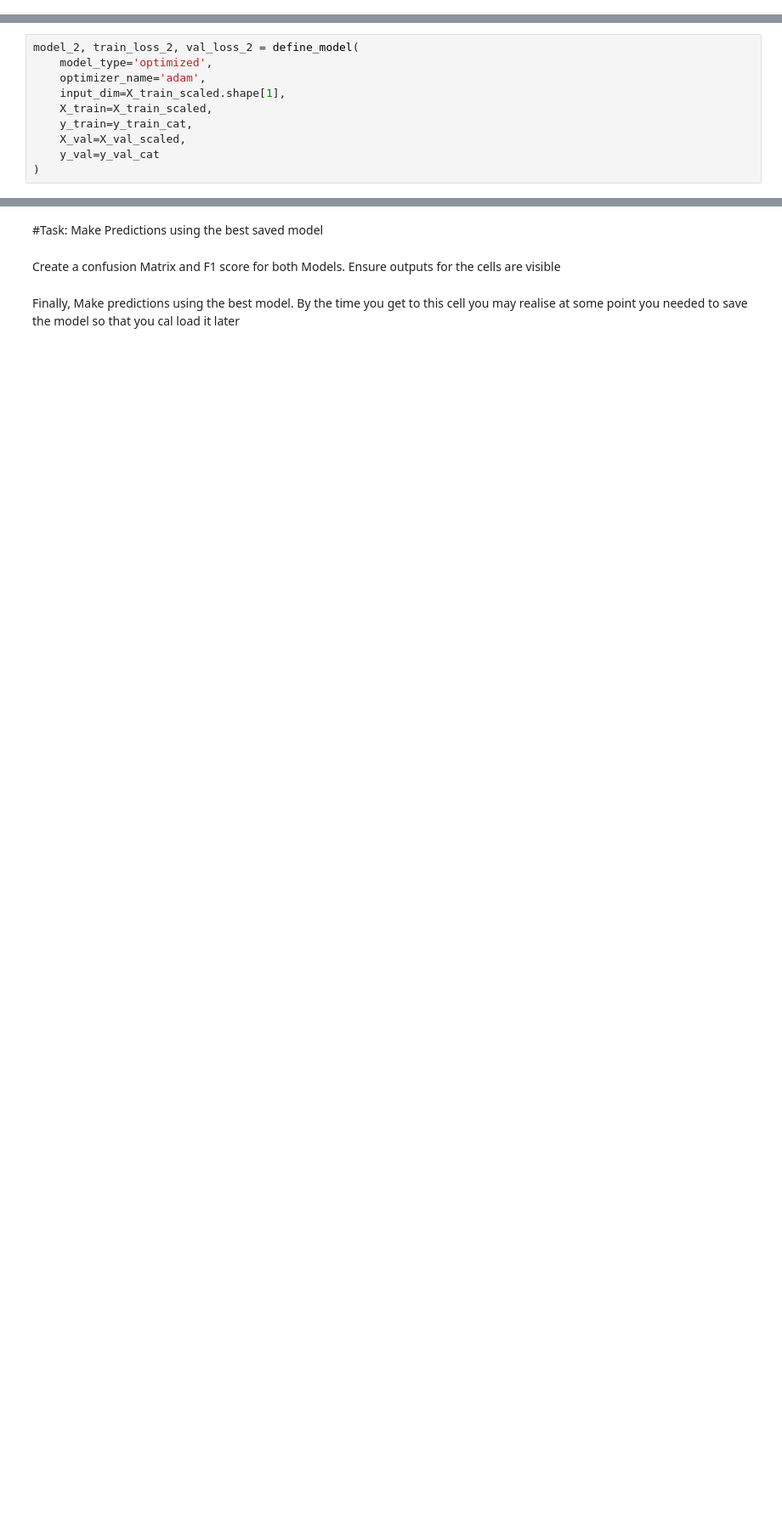
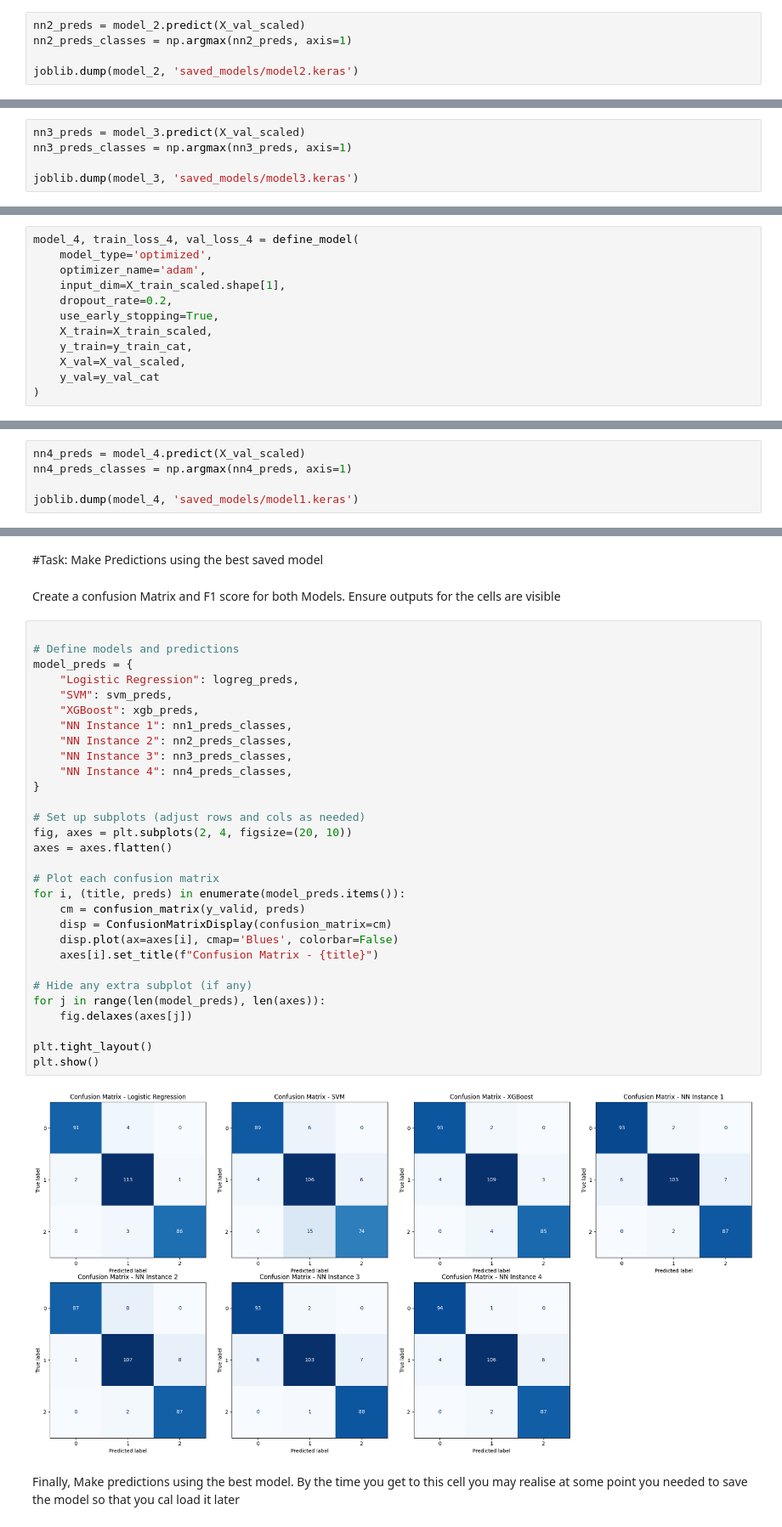
Before and after one commit to O-keita/LearnSight, a Jupyter notebook: notebook.ipynb, the cells around one changed output, grey strips where cells are left out. Shown: that part at 85% size. Saved outputs shown, nothing was run; the diff lists cells and outputs as text; blank space fills up the shorter version.

Commit message:
FirstPrediction made!

```diff
--- a/notebook.ipynb
+++ b/notebook.ipynb
@@ -365,0 +417,5 @@ loss_curve_plot(train_loss, val_loss)
+# %%
+nn2_preds = model_2.predict(X_val_scaled)
+nn2_preds_classes = np.argmax(nn2_preds, axis=1)
+
+joblib.dump(model_2, 'saved_models/model2.keras')
@@ -369,0 +464,5 @@ As done before make sure to plot out the loss curve and the accuracy and loss in
+# %%
+nn3_preds = model_3.predict(X_val_scaled)
+nn3_preds_classes = np.argmax(nn3_preds, axis=1)
+
+joblib.dump(model_3, 'saved_models/model3.keras')
@@ -370,8 +472,10 @@ As done before make sure to plot out the loss curve and the accuracy and loss in
 # %%
-model_2, train_loss_2, val_loss_2 = define_model(
+model_4, train_loss_4, val_loss_4 = define_model(
     model_type='optimized',
     optimizer_name='adam',
     input_dim=X_train_scaled.shape[1],
+    dropout_rate=0.2,
+    use_early_stopping=True,
     X_train=X_train_scaled,
     y_train=y_train_cat,
     X_val=X_val_scaled,
@@ -414,0 +502,5 @@ Epoch 72/75
+# %%
+nn4_preds = model_4.predict(X_val_scaled)
+nn4_preds_classes = np.argmax(nn4_preds, axis=1)
+
+joblib.dump(model_4, 'saved_models/model1.keras')
@@ -416,5 +547,37 @@ Epoch 72/75
 #Task: Make Predictions using the best saved model
 # %% [markdown]
 Create a confusion Matrix and F1 score for both Models. Ensure outputs for the cells are visible
+# %%
+
+# Define models and predictions
+model_preds = {
+    "Logistic Regression": logreg_preds,
+    "SVM": svm_preds,
+    "XGBoost": xgb_preds,
+    "NN Instance 1": nn1_preds_classes,
+    "NN Instance 2": nn2_preds_classes,
+    "NN Instance 3": nn3_preds_classes,
+    "NN Instance 4": nn4_preds_classes,
+}
+
+# Set up subplots (adjust rows and cols as needed)
+fig, axes = plt.subplots(2, 4, figsize=(20, 10))
+axes = axes.flatten()
+
+# Plot each confusion matrix
+for i, (title, preds) in enumerate(model_preds.items()):
+    cm = confusion_matrix(y_valid, preds)
+    disp = ConfusionMatrixDisplay(confusion_matrix=cm)
+    disp.plot(ax=axes[i], cmap='Blues', colorbar=False)
+    axes[i].set_title(f"Confusion Matrix - {title}")
+
+# Hide any extra subplot (if any)
+for j in range(len(model_preds), len(axes)):
+    fig.delaxes(axes[j])
+
+plt.tight_layout()
+plt.show()
+# %% [output]
+[figure, added]
 # %% [markdown]
 Finally, Make predictions using the best model. By the time you get to this cell you may realise at some point you needed to save the model so that you cal load it later
```
Also changed, not shown: parts of 25 cells of this notebook.
